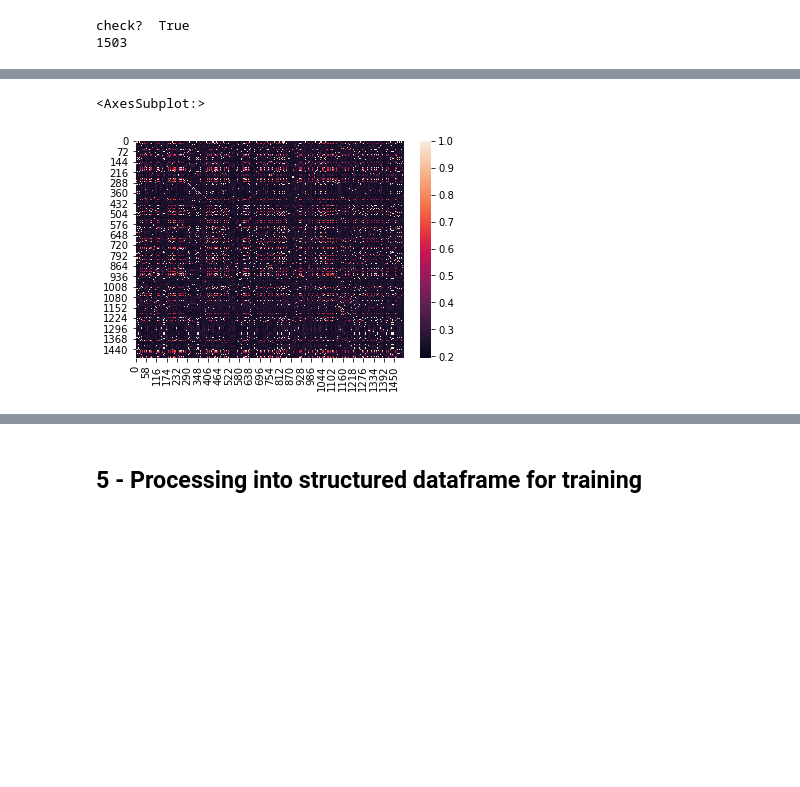
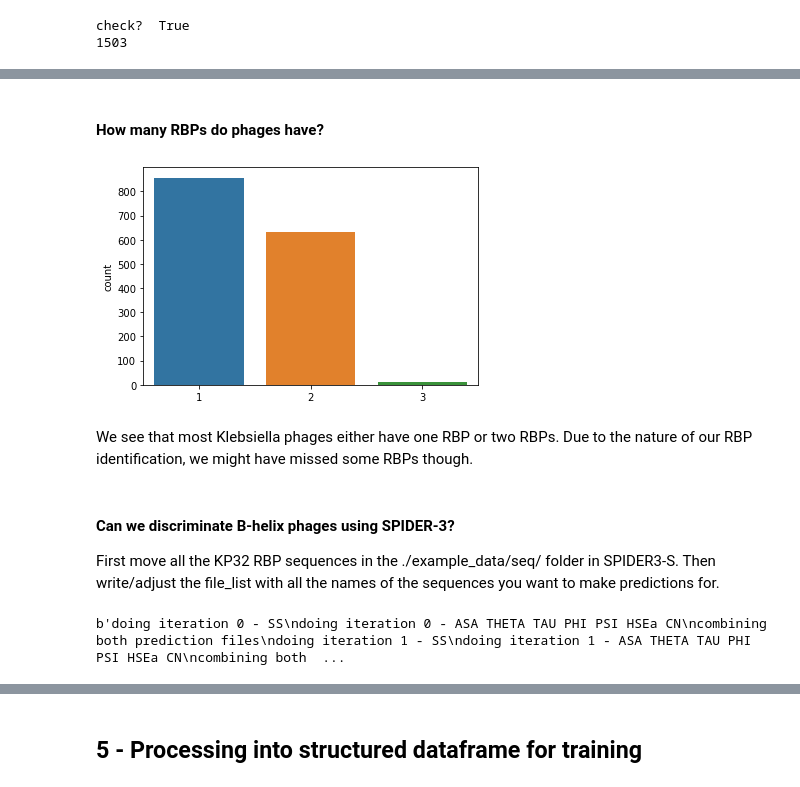
Before and after one commit to dimiboeckaerts/PhageHostLearn, a Jupyter notebook: RBP-R.ipynb, the cells around one changed output, grey strips where cells are left out. Drawn from its saved outputs; the diff is of its cells as text; code cells hidden in the pictures; blank space fills up the shorter version.

```diff
--- a/RBP-R.ipynb
+++ b/RBP-R.ipynb
@@ -590,6 +528,16 @@ Text(0, 0.5, 'number of sequences under or equal to threshold')
-# %%
-import seaborn as sns
-sns.heatmap(rbp_sim)
-# %% [output]
-<AxesSubplot:>
-[figure, removed]
+# %% [markdown]
+#### How many RBPs do phages have?
+# %%
+rbpbase = pd.read_csv(data_dir+'/RBPbase_250621_klebsiella_pneumoniae.csv')
+rbp_counts = []
+for phage in rbpbase['phage_nr']:
+    rbp_counts.append(list(rbpbase['phage_nr']).count(phage))
+ax = sns.countplot(x = rbp_counts)
+# %% [output]
+[figure, added]
+# %% [markdown]
+We see that most Klebsiella phages either have one RBP or two RBPs. Due to the nature of our RBP identification, we might have missed some RBPs though.
+# %% [markdown]
+#### Can we discriminate B-helix phages using SPIDER-3?
+
+First move all the KP32 RBP sequences in the ./example_data/seq/ folder in SPIDER3-S. Then write/adjust the file_list with all the names of the sequences you want to make predictions for.
@@ -595,0 +563,9 @@ sns.heatmap(rbp_sim)
+# %%
+# compute KP32 secondary structures
+spider_dir = '/Users/dimi/GoogleDrive/PhD/4_PHAGEHOST_LEARNING/SPIDER3-S'
+command = 'cd '+spider_dir+ '; ./impute_script_np.sh'
+ssprocess = subprocess.Popen(command, shell=True, stdout=subprocess.PIPE, stderr=subprocess.STDOUT)
+ssout, sserr = ssprocess.communicate()
+print(ssout)
+# %% [output]
+b'doing iteration 0 - SS\ndoing iteration 0 - ASA THETA TAU PHI PSI HSEa CN\ncombining both prediction files\ndoing iteration 1 - SS\ndoing iteration 1 - ASA THETA TAU PHI PSI HSEa CN\ncombining both  ...
```
Also changed, not shown: parts of 33 cells of this notebook, 3 other files.
